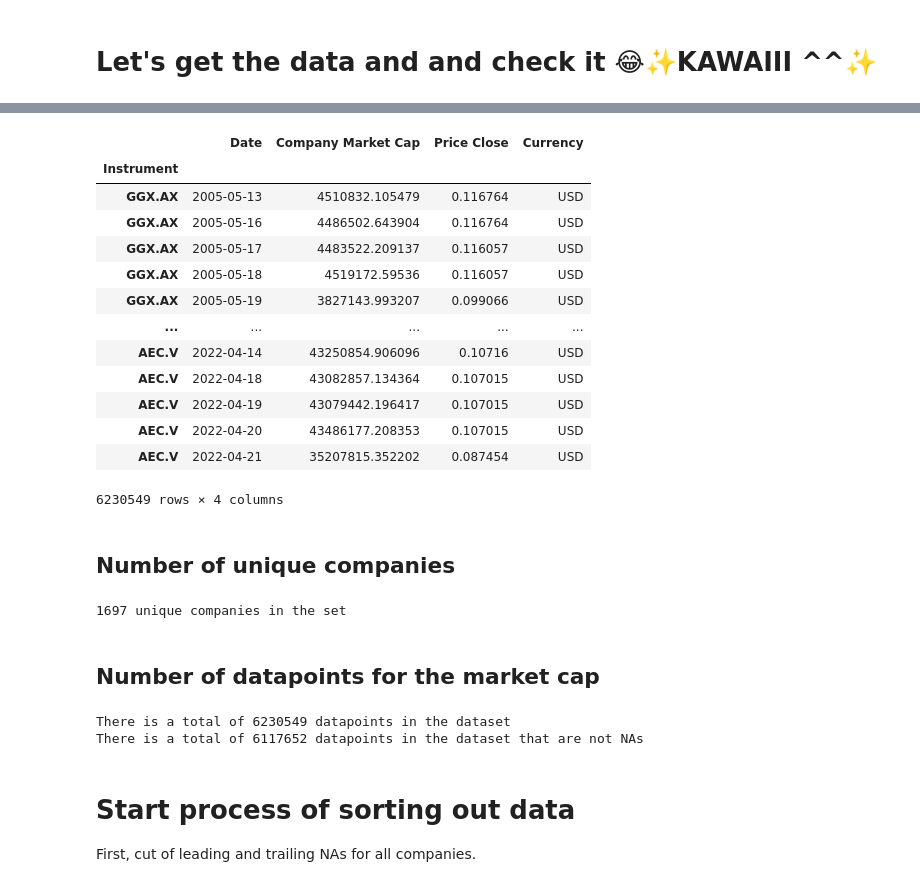
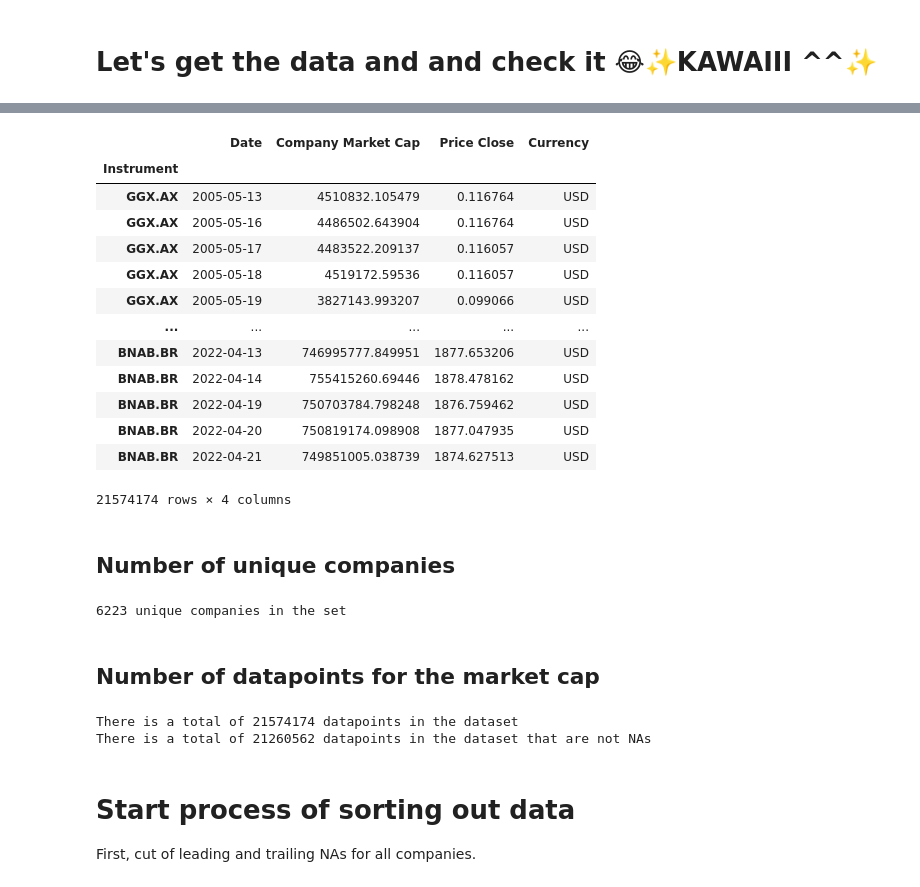
Before and after one commit to Krankile/npmf, a Jupyter notebook: notebooks/initial_dataprocessing_stock_market_cap.ipynb, the cells around one changed output, grey strips where cells are left out. Cells and saved outputs as stored; diff of their text form; code cells hidden in the pictures.

```diff
--- a/notebooks/initial_dataprocessing_stock_market_cap.ipynb
+++ b/notebooks/initial_dataprocessing_stock_market_cap.ipynb
@@ -60,5 +60,6 @@ np.random.seed(420)
 # %% [markdown]
 # Let's get the data and and check it 😂✨KAWAIII ^^✨
 # %%
-data = get_df_artifact("oil-company-data:v1", project="master-test").set_index("Instrument")
+oil_data = get_dataset("oil-company-data:v1", project="master-test").set_index("Instrument")
+banking_data = get_dataset("banking-company-data:v0", project="master-test").set_index("Instrument")
 # %% [output]
@@ -74,21 +80,24 @@ Find logs at: ./wandb/run-20220502_132828-27ltrs2k/logs
+# %%
+data = pd.concat([oil_data, banking_data], axis=0)
 # %%
 data = data[~(data.Date == "")].astype({"Date": np.datetime64})
+data = data.drop_duplicates()
 data
 # %% [output]
 |  | Date | Company Market Cap | Price Close | Currency |
 | Instrument |  |  |  |  |
 | GGX.AX | 2005-05-13 | 4510832.105479 | 0.116764 | USD |
 | GGX.AX | 2005-05-16 | 4486502.643904 | 0.116764 | USD |
 | GGX.AX | 2005-05-17 | 4483522.209137 | 0.116057 | USD |
 | GGX.AX | 2005-05-18 | 4519172.59536 | 0.116057 | USD |
 | GGX.AX | 2005-05-19 | 3827143.993207 | 0.099066 | USD |
 | ... | ... | ... | ... | ... |
-| AEC.V | 2022-04-14 | 43250854.906096 | 0.10716 | USD |
-| AEC.V | 2022-04-18 | 43082857.134364 | 0.107015 | USD |
-| AEC.V | 2022-04-19 | 43079442.196417 | 0.107015 | USD |
-| AEC.V | 2022-04-20 | 43486177.208353 | 0.107015 | USD |
-| AEC.V | 2022-04-21 | 35207815.352202 | 0.087454 | USD |
+| BNAB.BR | 2022-04-13 | 746995777.849951 | 1877.653206 | USD |
+| BNAB.BR | 2022-04-14 | 755415260.69446 | 1878.478162 | USD |
+| BNAB.BR | 2022-04-19 | 750703784.798248 | 1876.759462 | USD |
+| BNAB.BR | 2022-04-20 | 750819174.098908 | 1877.047935 | USD |
+| BNAB.BR | 2022-04-21 | 749851005.038739 | 1874.627513 | USD |
-6230549 rows × 4 columns
+21574174 rows × 4 columns
 # %% [markdown]
 ## Number of unique companies
 # %%
@@ -96,7 +105,7 @@ tickers = data[~data["Company Market Cap"].isna()].index.unique()
 
 print(f"{tickers.shape[0]} unique companies in the set")
 # %% [output]
-1697 unique companies in the set
+6223 unique companies in the set
 # %% [markdown]
 ## Number of datapoints for the market cap
 # %%
@@ -106,8 +115,8 @@ print(f"There is a total of {marketcaps} datapoints in the dataset")
 marketcaps = data[~data["Company Market Cap"].isna()].shape[0]
 print(f"There is a total of {marketcaps} datapoints in the dataset that are not NAs")
 # %% [output]
-There is a total of 6230549 datapoints in the dataset
-There is a total of 6117652 datapoints in the dataset that are not NAs
+There is a total of 21574174 datapoints in the dataset
+There is a total of 21260562 datapoints in the dataset that are not NAs
 # %% [markdown]
 # Start process of sorting out data
 
```
Also changed, not shown: parts of 17 cells of this notebook.
